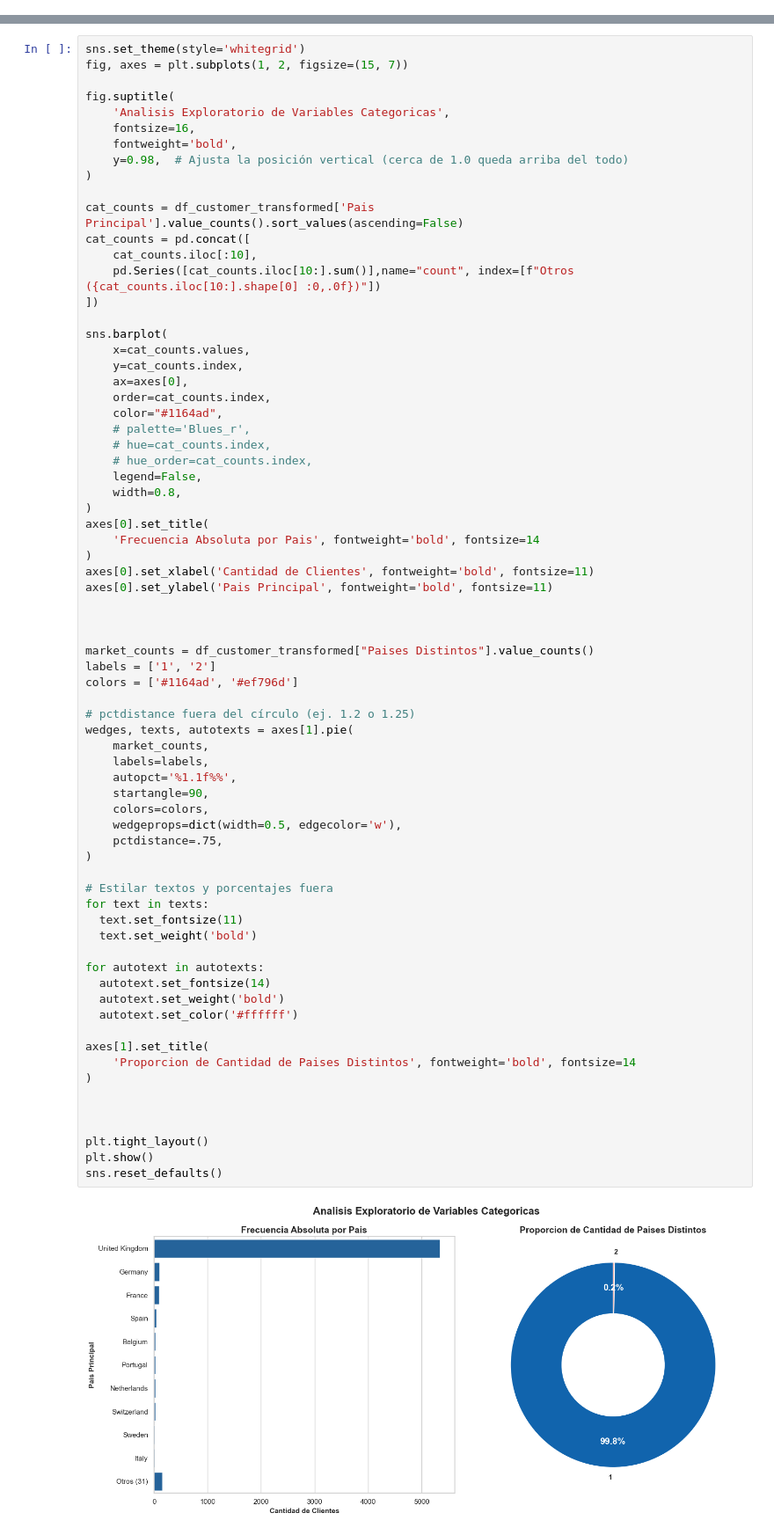
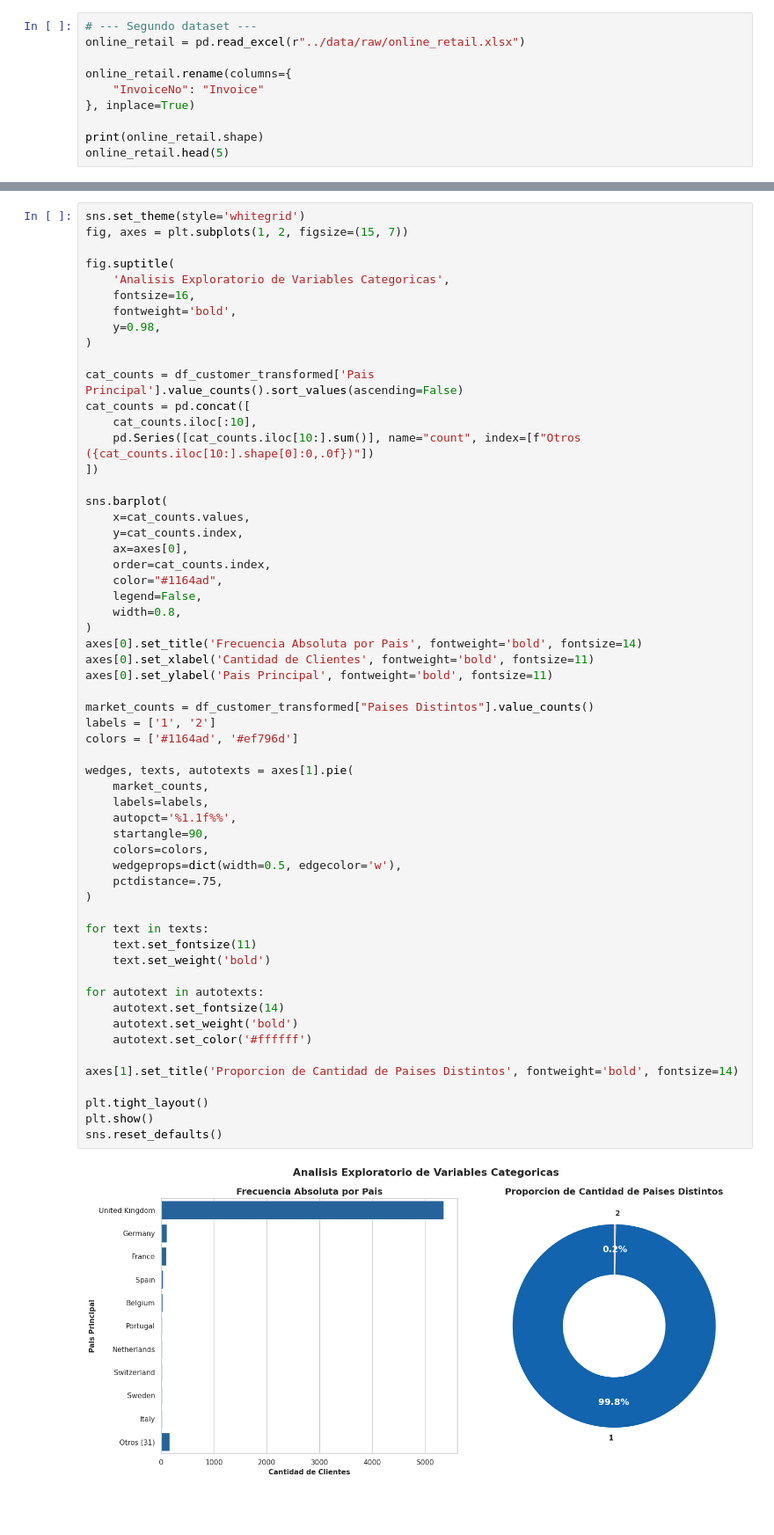
Before and after one commit to miguelblanco123/proyecto_final_aa, a Jupyter notebook: notebooks/notebook.ipynb, the cells around one changed output, grey strips where cells are left out. Shown at 88% size. Cells and saved outputs as stored; diff of their text form; blank space fills up the shorter version.

```diff
--- a/notebooks/notebook.ipynb
+++ b/notebooks/notebook.ipynb
@@ -35,0 +76,10 @@ from sklearn.decomposition import PCA
+# %%
+# --- Segundo dataset ---
+online_retail = pd.read_excel(r"../data/raw/online_retail.xlsx")
+
+online_retail.rename(columns={
+    "InvoiceNo": "Invoice"
+}, inplace=True)
+
+print(online_retail.shape)
+online_retail.head(5)
@@ -425,13 +405,13 @@ fig.suptitle(
     'Analisis Exploratorio de Variables Categoricas',
     fontsize=16,
     fontweight='bold',
-    y=0.98,  # Ajusta la posición vertical (cerca de 1.0 queda arriba del todo)
+    y=0.98,
 )
 
 cat_counts = df_customer_transformed['Pais Principal'].value_counts().sort_values(ascending=False)
 cat_counts = pd.concat([
     cat_counts.iloc[:10],
-    pd.Series([cat_counts.iloc[10:].sum()],name="count", index=[f"Otros ({cat_counts.iloc[10:].shape[0] :0,.0f})"])
+    pd.Series([cat_counts.iloc[10:].sum()], name="count", index=[f"Otros ({cat_counts.iloc[10:].shape[0]:0,.0f})"])
 ])
 
 sns.barplot(
@@ -440,56 +420,43 @@ sns.barplot(
     ax=axes[0],
     order=cat_counts.index,
     color="#1164ad",
-    # palette='Blues_r',
-    # hue=cat_counts.index,
-    # hue_order=cat_counts.index,
     legend=False,
     width=0.8,
 )
-axes[0].set_title(
-    'Frecuencia Absoluta por Pais', fontweight='bold', fontsize=14
-)
+axes[0].set_title('Frecuencia Absoluta por Pais', fontweight='bold', fontsize=14)
 axes[0].set_xlabel('Cantidad de Clientes', fontweight='bold', fontsize=11)
 axes[0].set_ylabel('Pais Principal', fontweight='bold', fontsize=11)
-
-
 
 market_counts = df_customer_transformed["Paises Distintos"].value_counts()
 labels = ['1', '2']
 colors = ['#1164ad', '#ef796d']
 
-# pctdistance fuera del círculo (ej. 1.2 o 1.25)
 wedges, texts, autotexts = axes[1].pie(
     market_counts,
     labels=labels,
     autopct='%1.1f%%',
     startangle=90,
     colors=colors,
     wedgeprops=dict(width=0.5, edgecolor='w'),
     pctdistance=.75,
 )
 
-# Estilar textos y porcentajes fuera
 for text in texts:
-  text.set_fontsize(11)
-  text.set_weight('bold')
+    text.set_fontsize(11)
+    text.set_weight('bold')
 
 for autotext in autotexts:
-  autotext.set_fontsize(14)
-  autotext.set_weight('bold')
-  autotext.set_color('#ffffff')
+    autotext.set_fontsize(14)
+    autotext.set_weight('bold')
+    autotext.set_color('#ffffff')
 
-axes[1].set_title(
-    'Proporcion de Cantidad de Paises Distintos', fontweight='bold', fontsize=14
-)
-
-
+axes[1].set_title('Proporcion de Cantidad de Paises Distintos', fontweight='bold', fontsize=14)
 
 plt.tight_layout()
 plt.show()
 sns.reset_defaults()
 # %% [output]
-[figure, old version]
+[figure, new version]
 # %% [markdown]
 **Comentarios:**
 
```
Also changed, not shown: parts of 93 cells of this notebook, 28 other files.
